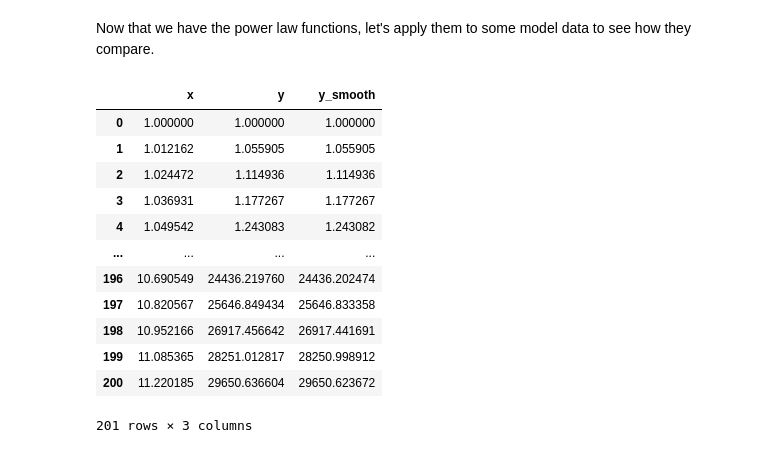
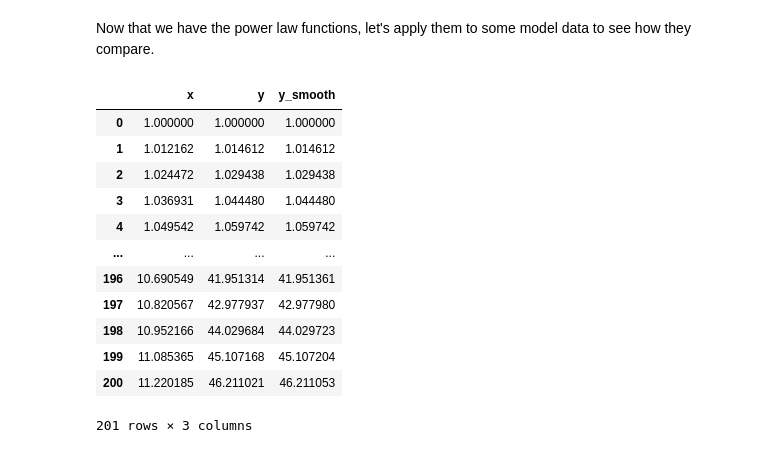
Before and after one commit to thodson-usgs/ratingcurve, a Jupyter notebook: notebooks/PowerLaw_model_funcs.ipynb, the cells around one changed output. Saved outputs shown, nothing was run; the diff lists cells and outputs as text; code cells hidden in the pictures.

```diff
--- a/notebooks/PowerLaw_model_funcs.ipynb
+++ b/notebooks/PowerLaw_model_funcs.ipynb
@@ -94,23 +90,23 @@ Now that we have the power law functions, let's apply them to some model data to
 # %%
 df = pd.DataFrame(np.logspace(0, 1.05, 201), columns=['x'])
 breaks = [3.5]
-alphas = [4.5, 4]
+alphas = [1.2, 2]
 
 df['y'] = BrokenPowerLaw(df['x'], 1, breaks, alphas)
 df['y_smooth'] = SmoothlyBrokenPowerLaw(df['x'], 1, breaks, alphas, 0.1)
 df
 # %% [output]
 |  | x | y | y_smooth |
 | 0 | 1.000000 | 1.000000 | 1.000000 |
-| 1 | 1.012162 | 1.055905 | 1.055905 |
-| 2 | 1.024472 | 1.114936 | 1.114936 |
-| 3 | 1.036931 | 1.177267 | 1.177267 |
-| 4 | 1.049542 | 1.243083 | 1.243082 |
+| 1 | 1.012162 | 1.014612 | 1.014612 |
+| 2 | 1.024472 | 1.029438 | 1.029438 |
+| 3 | 1.036931 | 1.044480 | 1.044480 |
+| 4 | 1.049542 | 1.059742 | 1.059742 |
 | ... | ... | ... | ... |
-| 196 | 10.690549 | 24436.219760 | 24436.202474 |
-| 197 | 10.820567 | 25646.849434 | 25646.833358 |
-| 198 | 10.952166 | 26917.456642 | 26917.441691 |
-| 199 | 11.085365 | 28251.012817 | 28250.998912 |
-| 200 | 11.220185 | 29650.636604 | 29650.623672 |
+| 196 | 10.690549 | 41.951314 | 41.951361 |
+| 197 | 10.820567 | 42.977937 | 42.977980 |
+| 198 | 10.952166 | 44.029684 | 44.029723 |
+| 199 | 11.085365 | 45.107168 | 45.107204 |
+| 200 | 11.220185 | 46.211021 | 46.211053 |
 201 rows × 3 columns
 # %%
```
Also changed, not shown: parts of 2 cells of this notebook, 2 other files.
